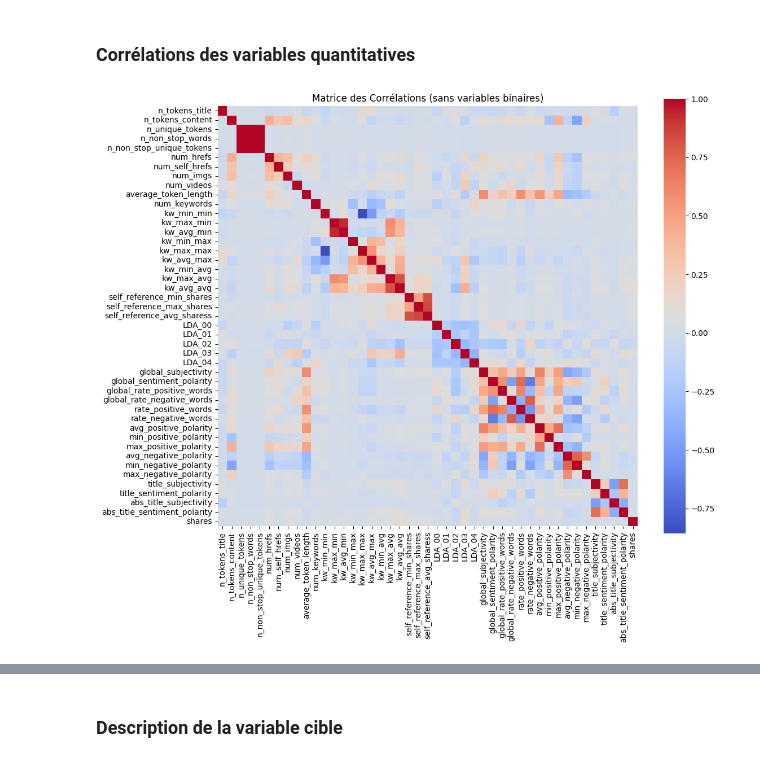
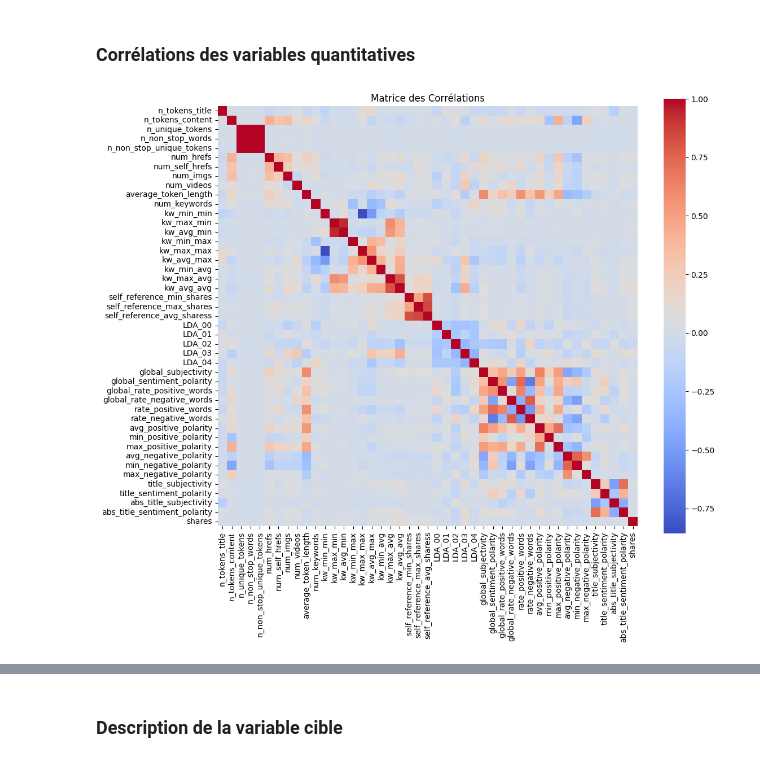
Before and after one commit to GAKIZAB/Projet-Machine-learning-avec-Python, a Jupyter notebook: Prédiction et selection.ipynb, the cells around one changed output, grey strips where cells are left out. Cells and saved outputs as stored; diff of their text form; code cells hidden in the pictures.

```diff
--- a/Prédiction et selection.ipynb
+++ b/Prédiction et selection.ipynb
@@ -211,26 +211,26 @@ On constate que les articles de la chaîne 'bus' comptent 5 articles ayant été
 # %%
 import seaborn as sns
 import matplotlib.pyplot as plt
 
 # Identification des colonnes numériques uniquement
 numeric_columns = data.select_dtypes(include=['float64', 'int64']).columns
 
 # Suppression des colonnes non pertinentes comme 'timedelta', ou toute autre variable qualitative
 filtered_data = data[numeric_columns].drop(['timedelta'], axis=1)
 
 # Filtrage des variables binaires (nombre de valeurs uniques <= 2)
 non_binary_columns = [col for col in filtered_data.columns if data[col].nunique() > 2]
 
 # Création d'un sous-ensemble sans variables binaires
 filtered_data_no_binary = filtered_data[non_binary_columns]
 
 # Calcul des corrélations entre toutes les variables restantes
 correlation_matrix = filtered_data_no_binary.corr()
 
 # Heatmap des corrélations
 plt.figure(figsize=(12, 10))
 sns.heatmap(correlation_matrix, fmt=".2f", cmap="coolwarm", cbar=True, square=True)
-plt.title("Matrice des Corrélations (sans variables binaires)")
+plt.title("Matrice des Corrélations")
 plt.show()
 # %% [output]
-[figure, old version]
+[figure, new version]
```
Also changed, not shown: parts of 27 cells of this notebook.
